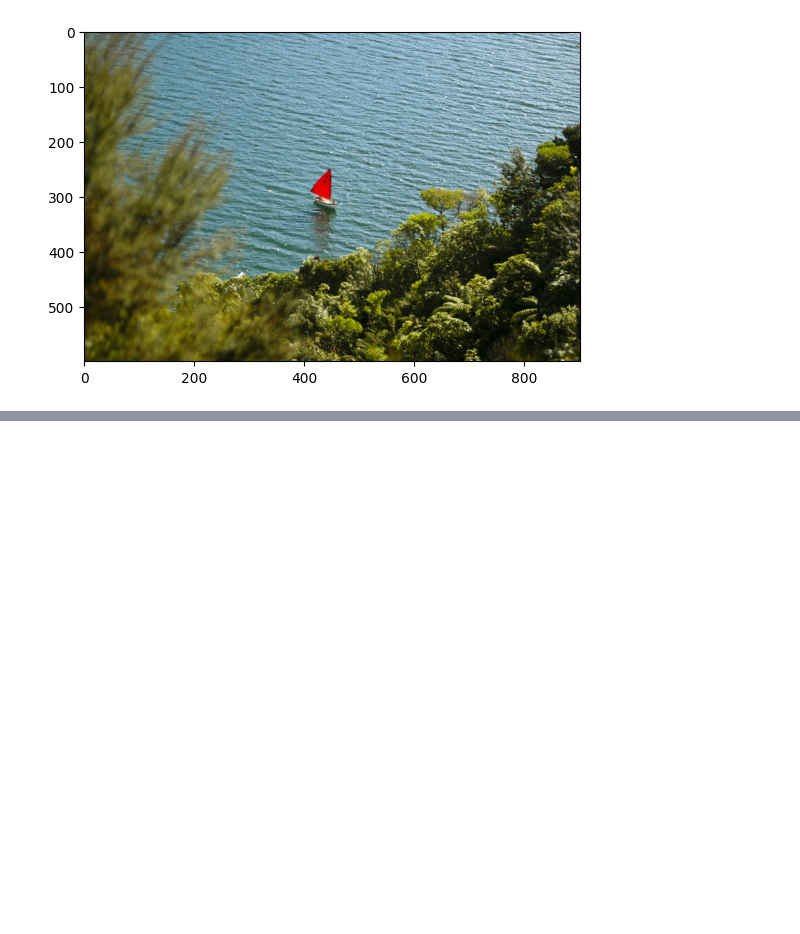
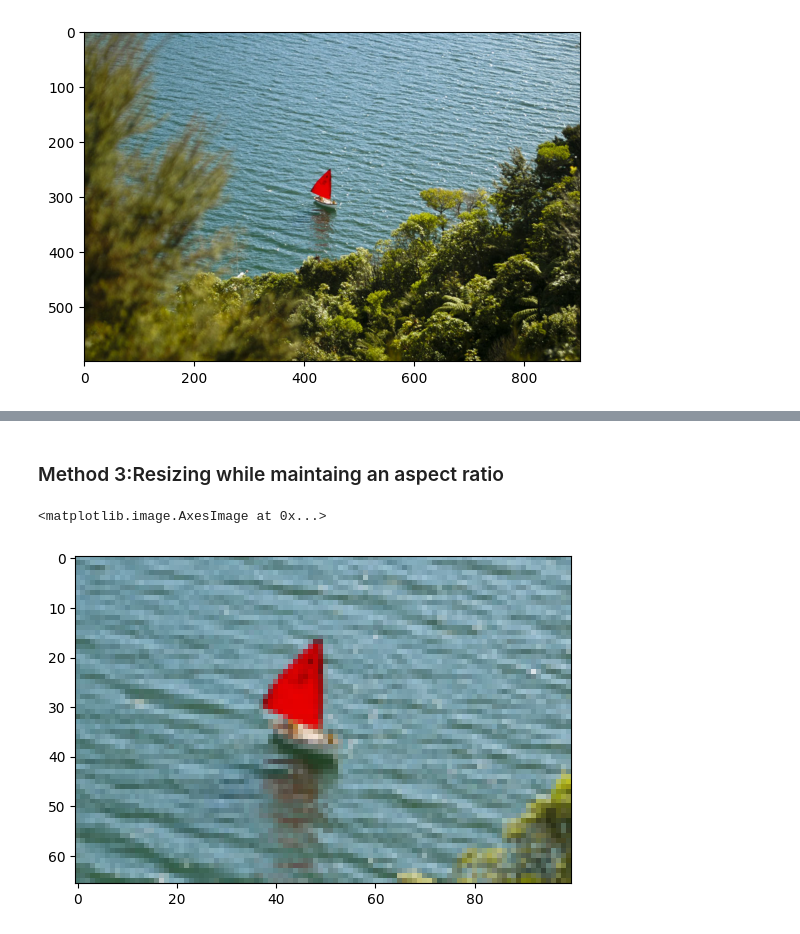
Before and after one commit to Sharjeel1042/OpenCV_Tutorial, a Jupyter notebook: BasicImageManipulation.ipynb, the cells around one changed output, grey strips where cells are left out. Drawn from its saved outputs; the diff is of its cells as text; code cells hidden in the pictures; blank space fills up the shorter version.

```diff
--- a/BasicImageManipulation.ipynb
+++ b/BasicImageManipulation.ipynb
@@ -126,0 +167,13 @@ plt.imshow(img_NZ_rgb)
+# %% [markdown]
+### Method 3:Resizing while maintaing an aspect ratio
+# %%
+desired_width=100
+aspect_ratio=desired_width/croppedImg.shape[1]
+desired_height=int(croppedImg.shape[0]*aspect_ratio)
+dim=(desired_width,desired_height)
+
+resizedCroppedRegion=cv2.resize(croppedImg,dsize=dim,interpolation=cv2.INTER_AREA)
+plt.imshow(resizedCroppedRegion)
+# %% [output]
+<matplotlib.image.AxesImage at 0x...>
+[figure, added]
```
Also changed, not shown: parts of 10 cells of this notebook.
